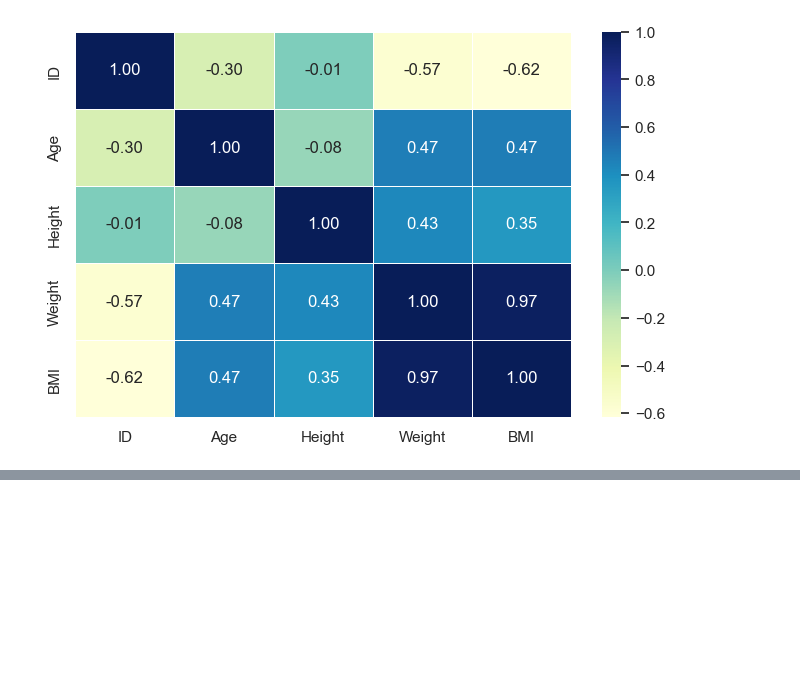
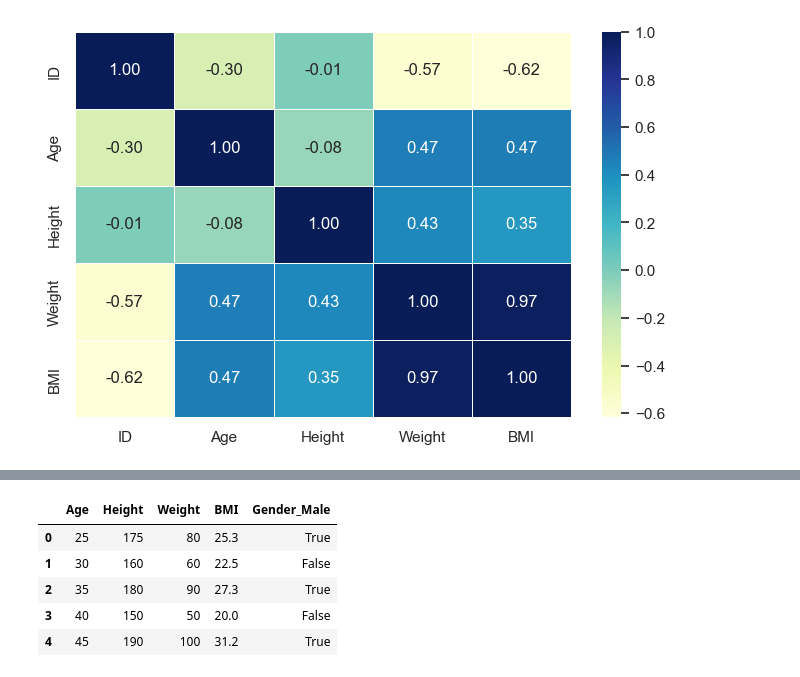
Before and after one commit to BytiAX/obesity-classification, a Jupyter notebook: notebooks/obesity-classification.ipynb, the cells around one changed output, grey strips where cells are left out. Cells and saved outputs as stored; diff of their text form; code cells hidden in the pictures; blank space fills up the shorter version.

```diff
--- a/notebooks/obesity-classification.ipynb
+++ b/notebooks/obesity-classification.ipynb
@@ -292,0 +353,15 @@ ax = sns.heatmap(corr_matrix, annot=True, linewidths=0.5, fmt=".2f", cmap="YlGnB
+# %%
+# Encoding X
+X = pd.get_dummies(X, columns=['Gender'], drop_first=True)
+
+# Encoding y
+y = pd.get_dummies(y, drop_first=True)
+# %%
+X.head()
+# %% [output]
+|  | Age | Height | Weight | BMI | Gender_Male |
+| 0 | 25 | 175 | 80 | 25.3 | True |
+| 1 | 30 | 160 | 60 | 22.5 | False |
+| 2 | 35 | 180 | 90 | 27.3 | True |
+| 3 | 40 | 150 | 50 | 20.0 | False |
+| 4 | 45 | 190 | 100 | 31.2 | True |
```
Also changed, not shown: parts of 14 cells of this notebook.
